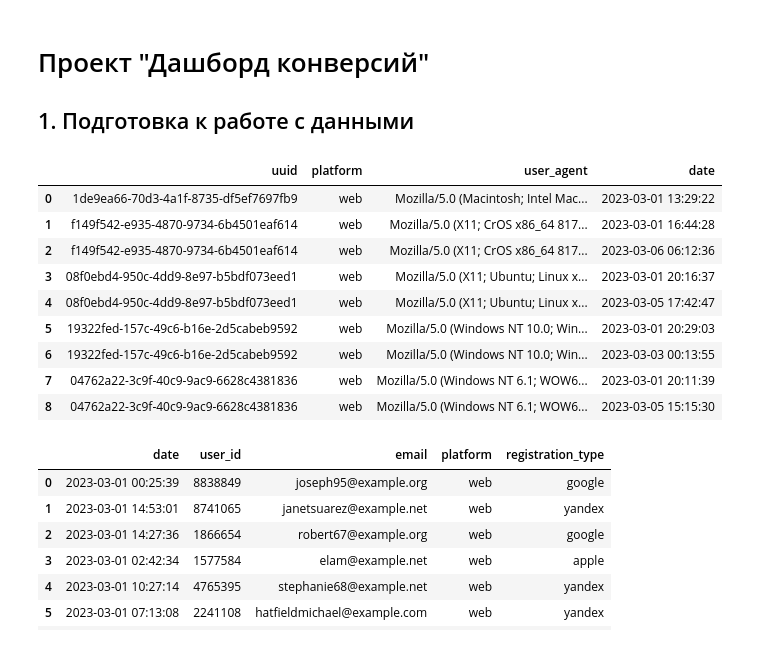
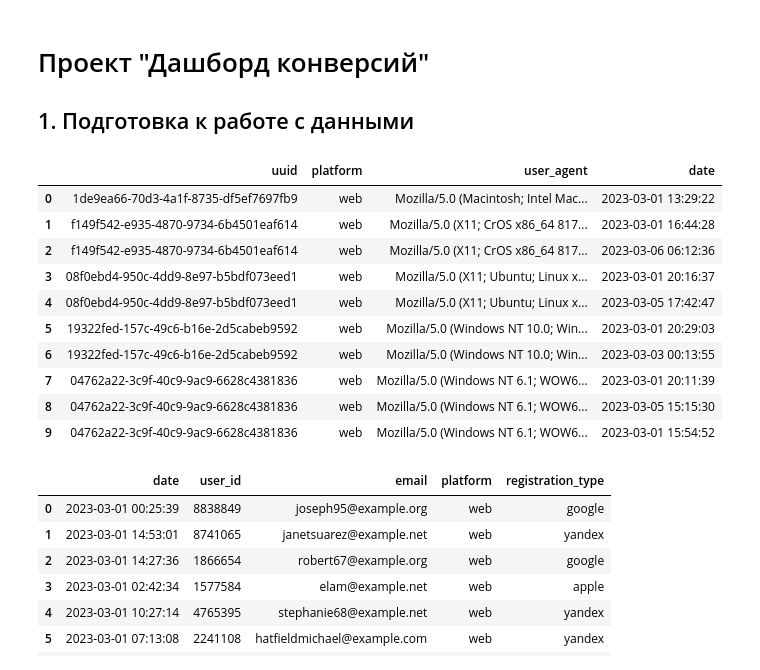
Before and after one commit to kostya2908/data-analytics-project-100, a Jupyter notebook: charts_project.ipynb, the cells around one changed output. Cells and saved outputs as stored; diff of their text form; code cells hidden in the pictures.

```diff
--- a/charts_project.ipynb
+++ b/charts_project.ipynb
@@ -6,20 +6,21 @@ import pandas as pd
 # %%
 url_v = 'https://drive.google.com/file/d/1QosQQ4RRNR9rkL4t7sB707h2Uy0XfYJe/view'
 url_v = 'https://drive.google.com/uc?id=' + url_v.split('/')[-2]
 visits = pd.read_csv(url_v)
 visits.date = pd.to_datetime(visits.date)
-visits.head(9)
+visits.head(10)
 # %% [output]
 |  | uuid | platform | user_agent | date |
 | 0 | 1de9ea66-70d3-4a1f-8735-df5ef7697fb9 | web | Mozilla/5.0 (Macintosh; Intel Mac... | 2023-03-01 13:29:22 |
 | 1 | f149f542-e935-4870-9734-6b4501eaf614 | web | Mozilla/5.0 (X11; CrOS x86_64 817... | 2023-03-01 16:44:28 |
 | 2 | f149f542-e935-4870-9734-6b4501eaf614 | web | Mozilla/5.0 (X11; CrOS x86_64 817... | 2023-03-06 06:12:36 |
 | 3 | 08f0ebd4-950c-4dd9-8e97-b5bdf073eed1 | web | Mozilla/5.0 (X11; Ubuntu; Linux x... | 2023-03-01 20:16:37 |
 | 4 | 08f0ebd4-950c-4dd9-8e97-b5bdf073eed1 | web | Mozilla/5.0 (X11; Ubuntu; Linux x... | 2023-03-05 17:42:47 |
 | 5 | 19322fed-157c-49c6-b16e-2d5cabeb9592 | web | Mozilla/5.0 (Windows NT 10.0; Win... | 2023-03-01 20:29:03 |
 | 6 | 19322fed-157c-49c6-b16e-2d5cabeb9592 | web | Mozilla/5.0 (Windows NT 10.0; Win... | 2023-03-03 00:13:55 |
 | 7 | 04762a22-3c9f-40c9-9ac9-6628c4381836 | web | Mozilla/5.0 (Windows NT 6.1; WOW6... | 2023-03-01 20:11:39 |
 | 8 | 04762a22-3c9f-40c9-9ac9-6628c4381836 | web | Mozilla/5.0 (Windows NT 6.1; WOW6... | 2023-03-05 15:15:30 |
+| 9 | 04762a22-3c9f-40c9-9ac9-6628c4381836 | web | Mozilla/5.0 (Windows NT 6.1; WOW6... | 2023-03-01 15:54:52 |
 # %%
 url_r = 'https://drive.google.com/file/d/1AeQz0kaSgz0lxYSDtuNm36muhy5fRCzZ/view'
 url_r = 'https://drive.google.com/uc?id=' + url_r.split('/')[-2]
```
